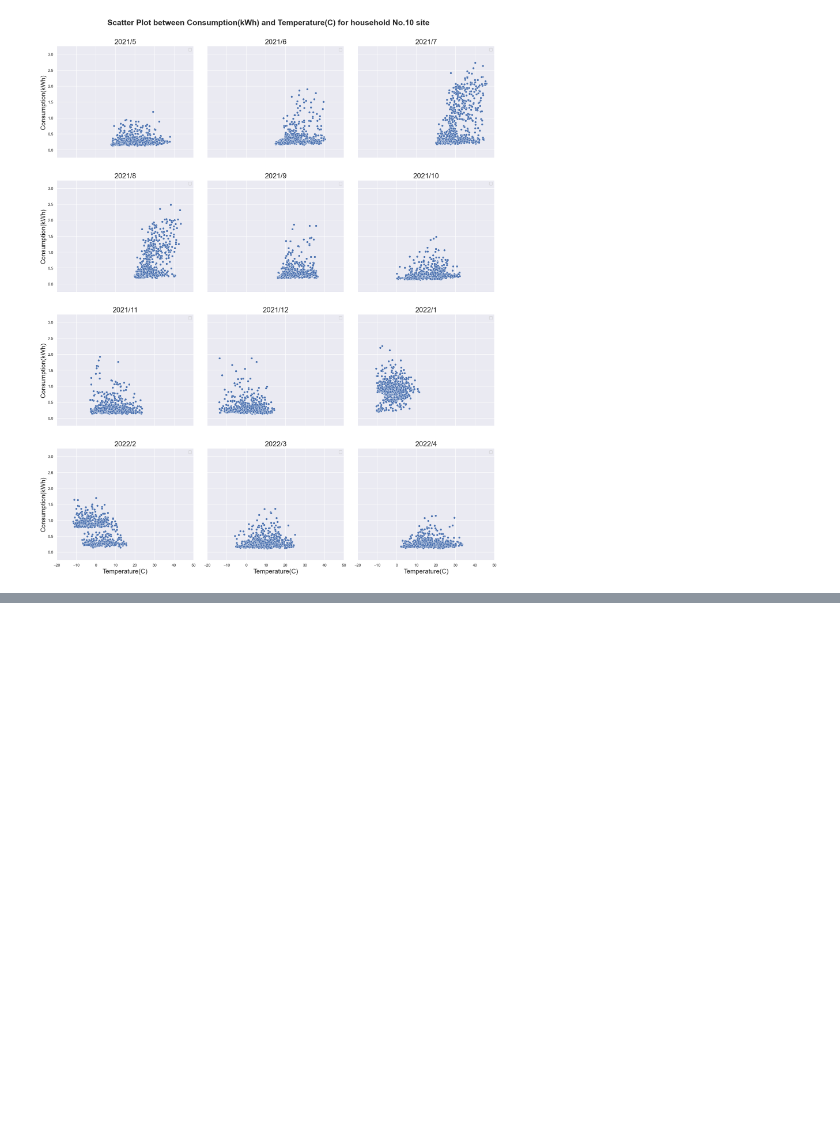
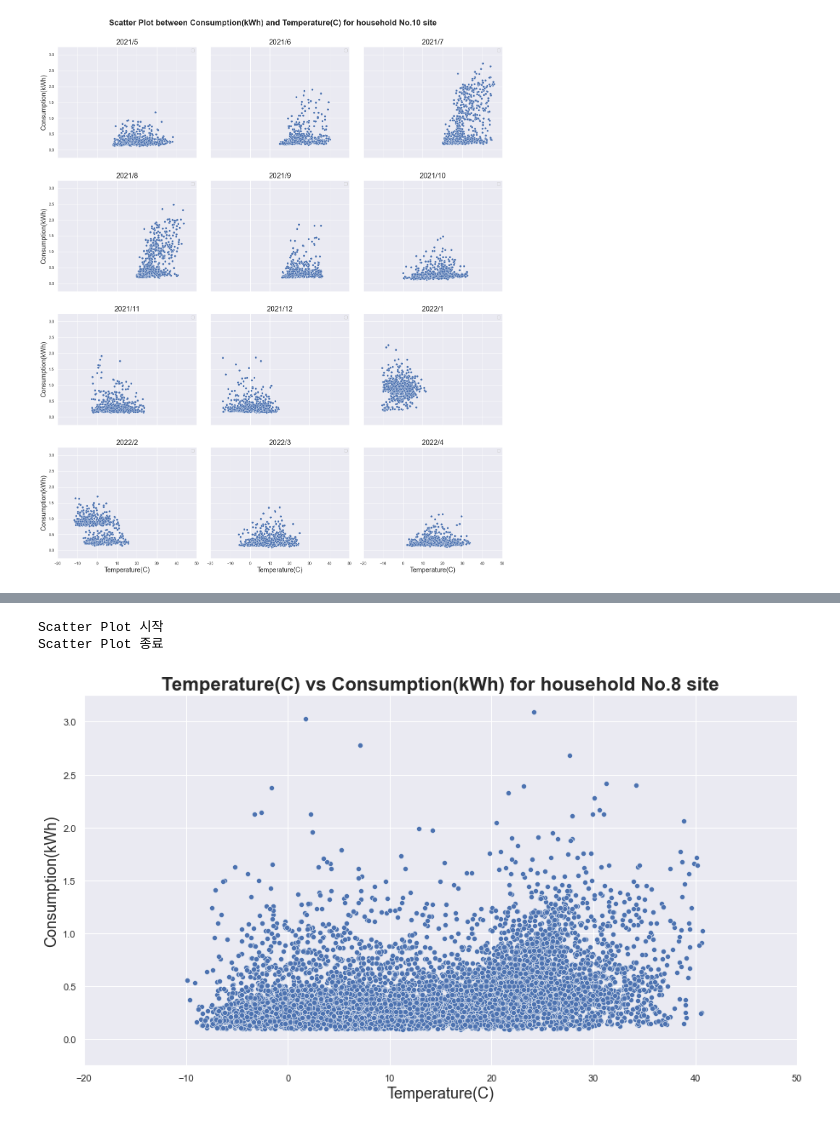
Before and after one commit to hyeondk/PV-Smart-Metering-2022, a Jupyter notebook: 2. Analysis Code/6. Making final results/6. solar_visual.ipynb, the cells around one changed output, grey strips where cells are left out. Saved outputs shown, nothing was run; the diff lists cells and outputs as text; code cells hidden in the pictures; blank space fills up the shorter version.

```diff
--- a/2. Analysis Code/6. Making final results/6. solar_visual.ipynb
+++ b/2. Analysis Code/6. Making final results/6. solar_visual.ipynb
@@ -393,0 +496,7 @@ User Scatter Plot 종료
+# %%
+# 태양광 미사용 가구
+scatter_plot_temp_consum_year(user_name[7], 'temperature', '전력소비량(kWh)', 'Temperature(C)', 'Consumption(kWh)', -20.0, 50.0, -0.25, 3.25)
+# %% [output]
+Scatter Plot 시작
+Scatter Plot 종료
+[figure, added]
```
Also changed, not shown: parts of 9 cells of this notebook.
